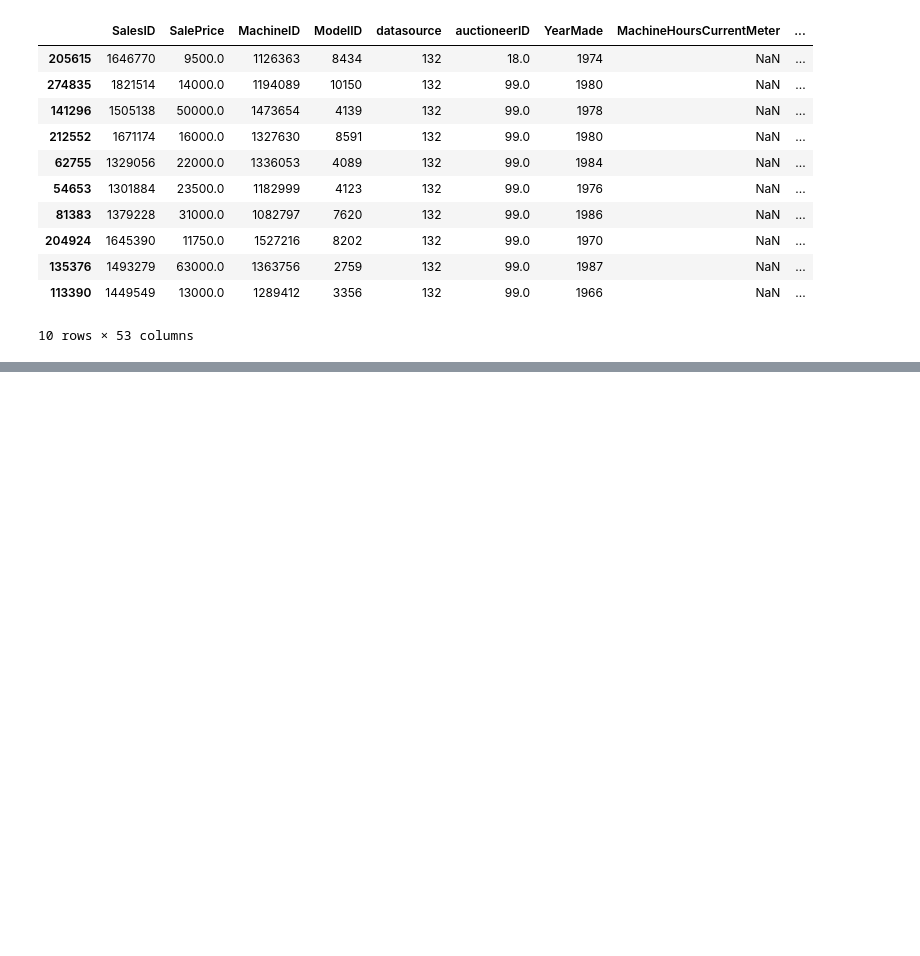
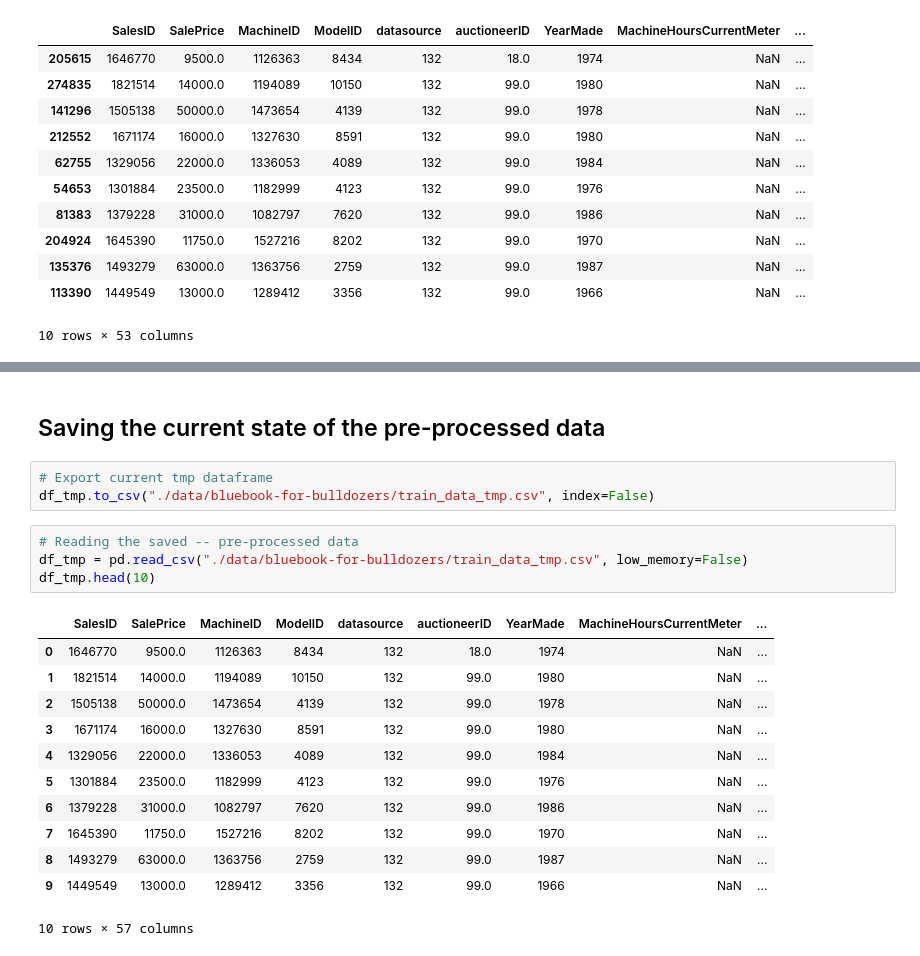
Before and after one commit to saurabhranjan007/MilesP02, a Jupyter notebook: Miles P02.ipynb, the cells around one changed output, grey strips where cells are left out. Saved outputs shown, nothing was run; the diff lists cells and outputs as text; blank space fills up the shorter version.

```diff
--- a/Miles P02.ipynb
+++ b/Miles P02.ipynb
@@ -161,0 +297,22 @@ df_tmp.head(10)
+# %% [markdown]
+## Saving the current state of the pre-processed data
+# %%
+# Export current tmp dataframe
+df_tmp.to_csv("./data/bluebook-for-bulldozers/train_data_tmp.csv", index=False)
+# %%
+# Reading the saved -- pre-processed data
+df_tmp = pd.read_csv("./data/bluebook-for-bulldozers/train_data_tmp.csv", low_memory=False)
+df_tmp.head(10)
+# %% [output]
+|  | SalesID | SalePrice | MachineID | ModelID | datasource | auctioneerID | YearMade | MachineHoursCurrentMeter | ... |
+| 0 | 1646770 | 9500.0 | 1126363 | 8434 | 132 | 18.0 | 1974 | NaN | ... |
+| 1 | 1821514 | 14000.0 | 1194089 | 10150 | 132 | 99.0 | 1980 | NaN | ... |
+| 2 | 1505138 | 50000.0 | 1473654 | 4139 | 132 | 99.0 | 1978 | NaN | ... |
+| 3 | 1671174 | 16000.0 | 1327630 | 8591 | 132 | 99.0 | 1980 | NaN | ... |
+| 4 | 1329056 | 22000.0 | 1336053 | 4089 | 132 | 99.0 | 1984 | NaN | ... |
+| 5 | 1301884 | 23500.0 | 1182999 | 4123 | 132 | 99.0 | 1976 | NaN | ... |
+| 6 | 1379228 | 31000.0 | 1082797 | 7620 | 132 | 99.0 | 1986 | NaN | ... |
+| 7 | 1645390 | 11750.0 | 1527216 | 8202 | 132 | 99.0 | 1970 | NaN | ... |
+| 8 | 1493279 | 63000.0 | 1363756 | 2759 | 132 | 99.0 | 1987 | NaN | ... |
+| 9 | 1449549 | 13000.0 | 1289412 | 3356 | 132 | 99.0 | 1966 | NaN | ... |
+10 rows × 57 columns
```
Also changed, not shown: parts of 52 cells of this notebook.
